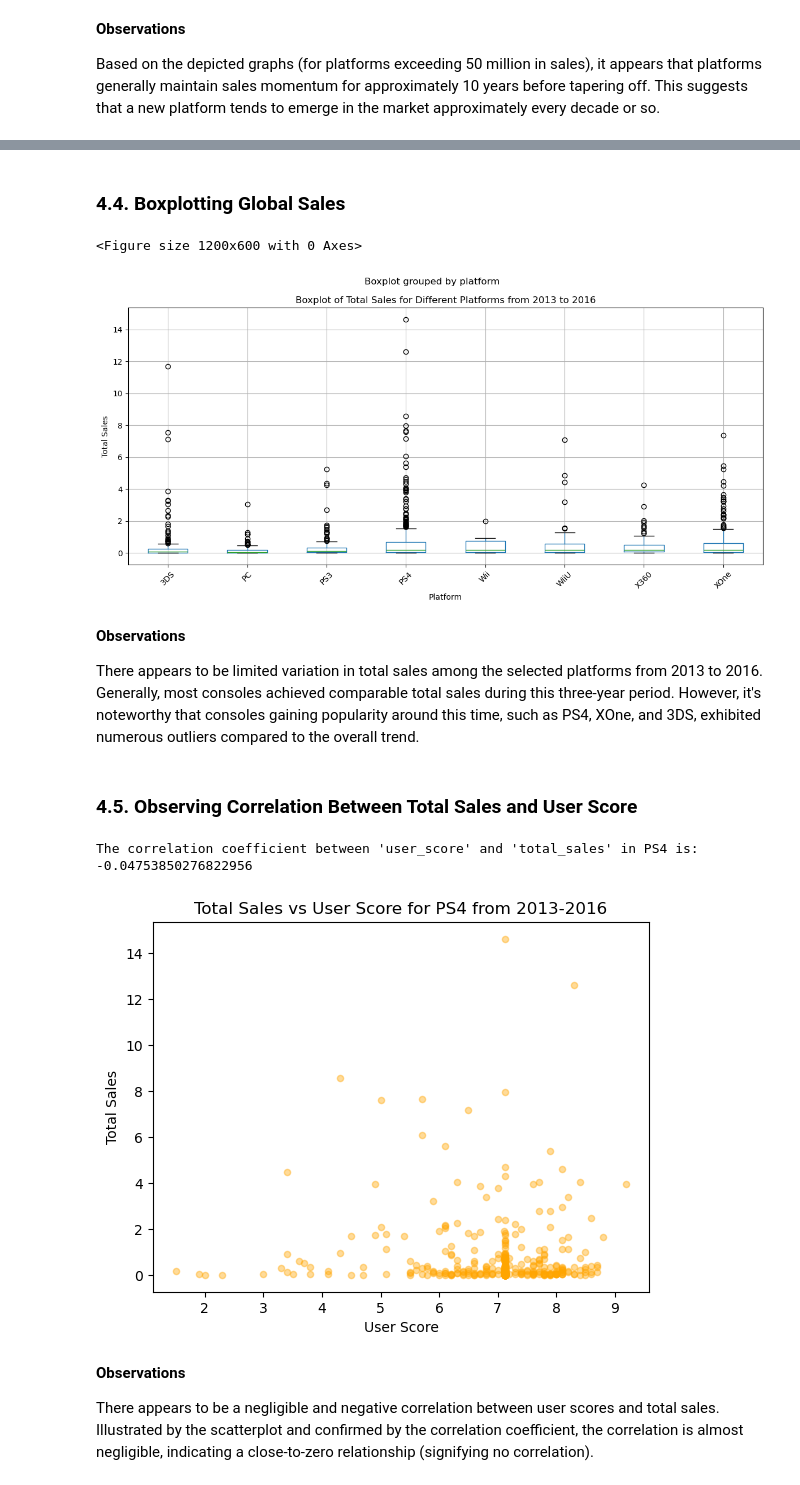
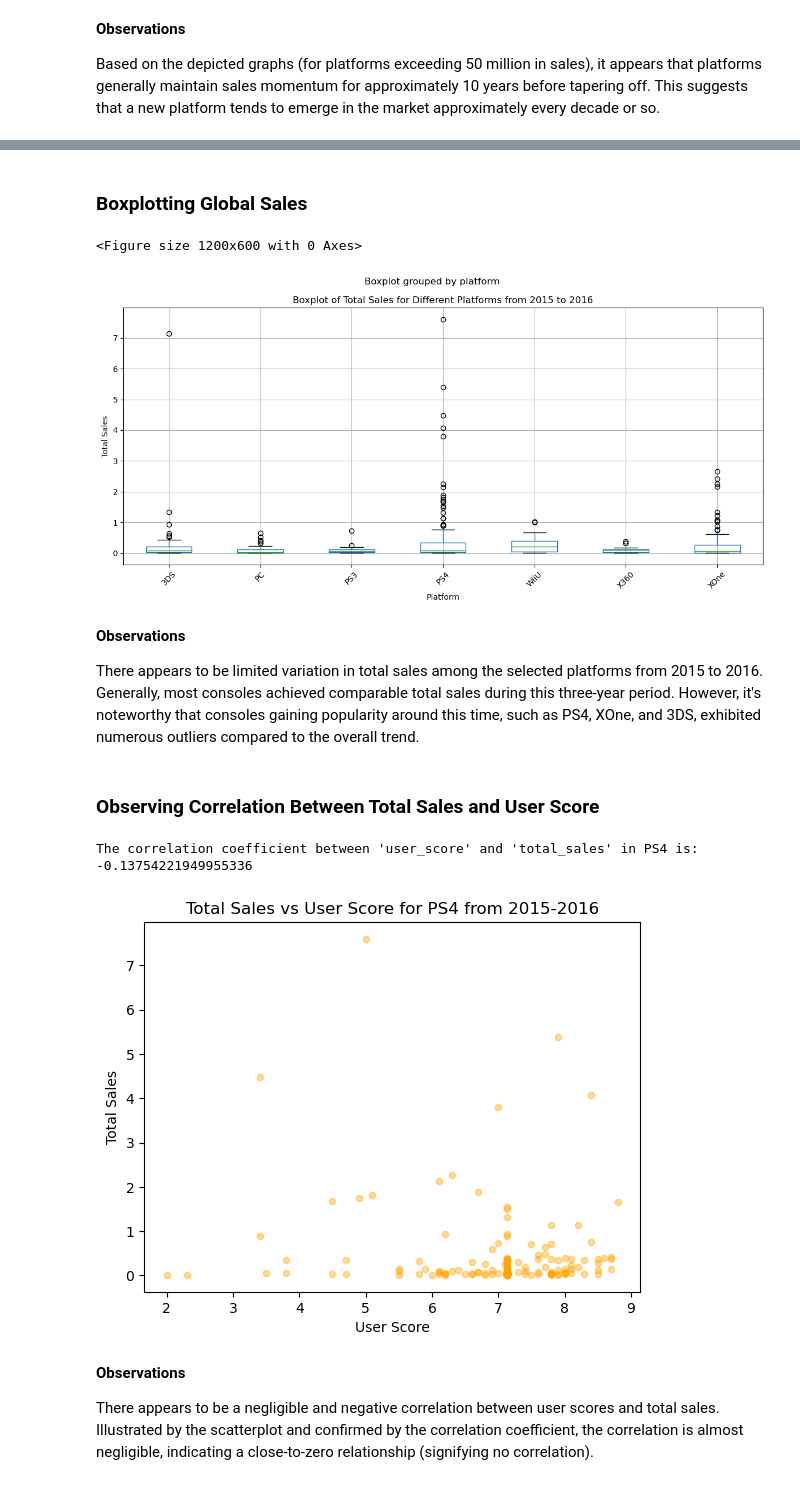
Before and after one commit to mnunezsa95/ds_project_video_game_analysis, a Jupyter notebook: notebooks/EDA.ipynb, the cells around one changed output, grey strips where cells are left out. Drawn from its saved outputs; the diff is of its cells as text; code cells hidden in the pictures.

```diff
--- a/notebooks/EDA.ipynb
+++ b/notebooks/EDA.ipynb
@@ -311,16 +315,16 @@ The platforms that are shrinking are:
 - Wii
 - WiiU
 # %% [markdown]
-### 4.4. Boxplotting Global Sales
+### Boxplotting Global Sales
 # %%
-# Slicing data for profitable consoles & for 2013 - 2016
-list_of_platforms = ['Wii', 'WiiU', 'X360', 'XOne', 'PS3', 'PS4', '3DS', 'PC']
-platform_sales_filtered_13_16 = df_games_filtered[(df_games_filtered['platform'].isin(list_of_platforms)) & (df_games_filtered['year_of_release'] > 2013)]
+# Slicing data for profitable consoles & for 2015 - 2016
+list_of_platforms = ['WiiU', 'X360', 'XOne', 'PS3', 'PS4', '3DS', 'PC']
+platform_sales_filtered_15_16 = df_games_filtered[(df_games_filtered['platform'].isin(list_of_platforms)) & (df_games_filtered['year_of_release'] > 2015)]
 
 # Boxplot for total sales in different platforms
 plt.figure(figsize=(12, 6))
-platform_sales_filtered_13_16.boxplot(column='total_sales', by='platform', figsize=(12,6))
-plt.title('Boxplot of Total Sales for Different Platforms from 2013 to 2016')
+platform_sales_filtered_15_16.boxplot(column='total_sales', by='platform', figsize=(12,6))
+plt.title('Boxplot of Total Sales for Different Platforms from 2015 to 2016')
 plt.xlabel('Platform')
 plt.ylabel('Total Sales')
 plt.xticks(rotation=45)
@@ -328,24 +332,24 @@ plt.tight_layout()
 plt.show()
 # %% [output]
 <Figure size 1200x600 with 0 Axes>
-[figure, old version]
+[figure, new version]
 # %% [markdown]
 **Observations**
 
-There appears to be limited variation in total sales among the selected platforms from 2013 to 2016. Generally, most consoles achieved comparable total sales during this three-year period. However, it's noteworthy that consoles gaining popularity around this time, such as PS4, XOne, and 3DS, exhibited numerous outliers compared to the overall trend.
+There appears to be limited variation in total sales among the selected platforms from 2015 to 2016. Generally, most consoles achieved comparable total sales during this three-year period. However, it's noteworthy that consoles gaining popularity around this time, such as PS4, XOne, and 3DS, exhibited numerous outliers compared to the overall trend.
 # %% [markdown]
-### 4.5. Observing Correlation Between Total Sales and User Score
+### Observing Correlation Between Total Sales and User Score
 # %%
-# Looking at correlation between user_score and total_sales for PS4 (2013-16)
+# Looking at correlation between user_score and total_sales for PS4 (2015-16)
 
-ps4_df = platform_sales_filtered_13_16[platform_sales_filtered_13_16['platform'] == 'PS4']
+ps4_df = platform_sales_filtered_15_16[platform_sales_filtered_15_16['platform'] == 'PS4']
 print(f"The correlation coefficient between 'user_score' and 'total_sales' in PS4 is: {ps4_df['total_sales'].corr(ps4_df['user_score'])}") # printing the correlation value
 
-ps4_df.plot(kind='scatter', x='user_score', y='total_sales', xlabel='User Score', ylabel='Total Sales', title='Total Sales vs User Score for PS4 from 2013-2016', alpha=0.4, color="orange")
+ps4_df.plot(kind='scatter', x='user_score', y='total_sales', xlabel='User Score', ylabel='Total Sales', title='Total Sales vs User Score for PS4 from 2015-2016', alpha=0.4, color="orange")
 plt.show()
 # %% [output]
-The correlation coefficient between 'user_score' and 'total_sales' in PS4 is: -0.04753850276822956
+The correlation coefficient between 'user_score' and 'total_sales' in PS4 is: -0.13754221949955336
-[figure, old version]
+[figure, new version]
 # %% [markdown]
 **Observations**
 
```
Also changed, not shown: parts of 23 cells of this notebook.
